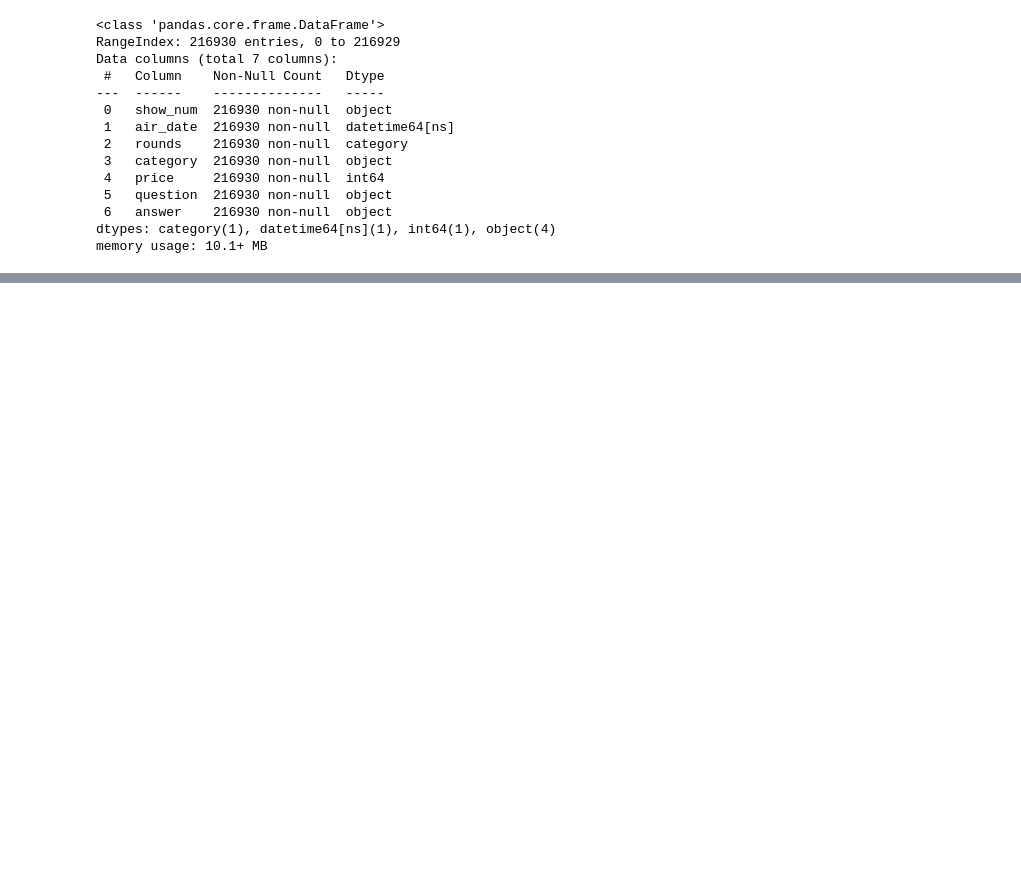
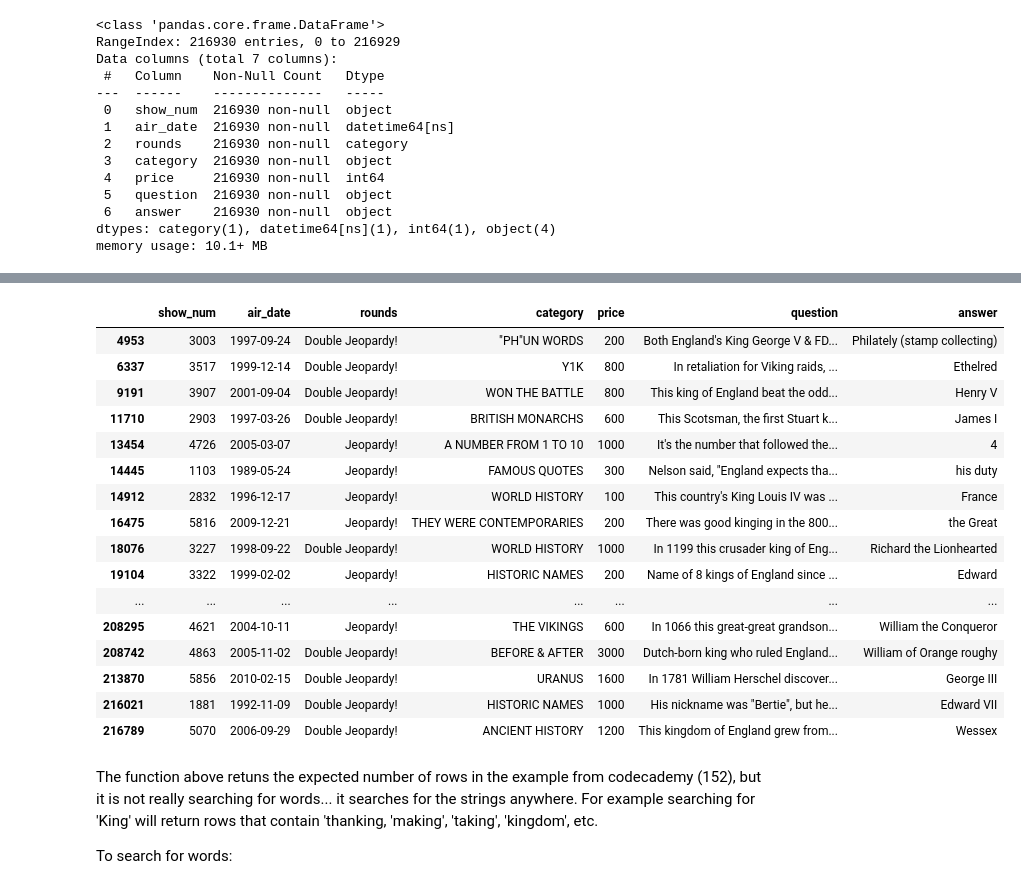
Before and after one commit to doriona/codecademy_data_manipulation_pandas, a Jupyter notebook: Data_Manipulation_Pandas_Jeopardy_Project.ipynb, the cells around one changed output, grey strips where cells are left out. Cells and saved outputs as stored; diff of their text form; code cells hidden in the pictures; blank space fills up the shorter version.

Commit message:
Add a function that filters the dataset for questions (or any other column) that contains all of the words in a list of words

```diff
--- a/Data_Manipulation_Pandas_Jeopardy_Project.ipynb
+++ b/Data_Manipulation_Pandas_Jeopardy_Project.ipynb
@@ -236,0 +244,8 @@ memory usage: 10.1+ MB
+# %%
+pd.set_option('display.max_colwidth', None)
+# %%
+word = 'King'
+#pattern = '\s{word}\s'.format(word = word)
+pattern = re.compile(r"\b{word}\b".format(word = word), re.IGNORECASE)
+pattern
+jeopardy_data.question.str.contains( pattern, regex = True).value_counts()
@@ -236,0 +258,15 @@ memory usage: 10.1+ MB
+# %%
+def search_list_strings(dataframe, column_name, words):
+    partial_matches = pd.DataFrame()
+    for word in words:
+    #pattern = '\s{word}\s'.format(word = word)
+        pattern = '{word}'.format(word = word)
+        partial_matches[word] = jeopardy_data[column_name].str.contains( pattern, case = False, regex = True)
+
+    return jeopardy_data[partial_matches.all(axis = 'columns')]
+# %%
+pd.set_option('display.max_rows', 200)
+word_list = ['King', 'England']
+
+king_england = search_list_strings(jeopardy_data, 'question', word_list)
+king_england.info()
@@ -236,0 +288,24 @@ memory usage: 10.1+ MB
+# %%
+king_england
+# %% [output]
+|  | show_num | air_date | rounds | category | price | question | answer |
+| 4953 | 3003 | 1997-09-24 | Double Jeopardy! | "PH"UN WORDS | 200 | Both England's King George V & FD... | Philately (stamp collecting) |
+| 6337 | 3517 | 1999-12-14 | Double Jeopardy! | Y1K | 800 | In retaliation for Viking raids, ... | Ethelred |
+| 9191 | 3907 | 2001-09-04 | Double Jeopardy! | WON THE BATTLE | 800 | This king of England beat the odd... | Henry V |
+| 11710 | 2903 | 1997-03-26 | Double Jeopardy! | BRITISH MONARCHS | 600 | This Scotsman, the first Stuart k... | James I |
+| 13454 | 4726 | 2005-03-07 | Jeopardy! | A NUMBER FROM 1 TO 10 | 1000 | It's the number that followed the... | 4 |
+| 14445 | 1103 | 1989-05-24 | Jeopardy! | FAMOUS QUOTES | 300 | Nelson said, "England expects tha... | his duty |
+| 14912 | 2832 | 1996-12-17 | Jeopardy! | WORLD HISTORY | 100 | This country's King Louis IV was ... | France |
+| 16475 | 5816 | 2009-12-21 | Jeopardy! | THEY WERE CONTEMPORARIES | 200 | There was good kinging in the 800... | the Great |
+| 18076 | 3227 | 1998-09-22 | Double Jeopardy! | WORLD HISTORY | 1000 | In 1199 this crusader king of Eng... | Richard the Lionhearted |
+| 19104 | 3322 | 1999-02-02 | Jeopardy! | HISTORIC NAMES | 200 | Name of 8 kings of England since ... | Edward |
+| ... | ... | ... | ... | ... | ... | ... | ... |
+| 208295 | 4621 | 2004-10-11 | Jeopardy! | THE VIKINGS | 600 | In 1066 this great-great grandson... | William the Conqueror |
+| 208742 | 4863 | 2005-11-02 | Double Jeopardy! | BEFORE & AFTER | 3000 | Dutch-born king who ruled England... | William of Orange roughy |
+| 213870 | 5856 | 2010-02-15 | Double Jeopardy! | URANUS | 1600 | In 1781 William Herschel discover... | George III |
+| 216021 | 1881 | 1992-11-09 | Double Jeopardy! | HISTORIC NAMES | 1000 | His nickname was "Bertie", but he... | Edward VII |
+| 216789 | 5070 | 2006-09-29 | Double Jeopardy! | ANCIENT HISTORY | 1200 | This kingdom of England grew from... | Wessex |
+# %% [markdown]
+The function above retuns the expected number of rows in the example from codecademy (152), but it is not really searching for words... it searches for the strings anywhere. For example searching for 'King' will return rows that contain 'thanking, 'making', 'taking', 'kingdom', etc.
+
+To search for words:
```
Also changed, not shown: parts of 19 cells of this notebook.
